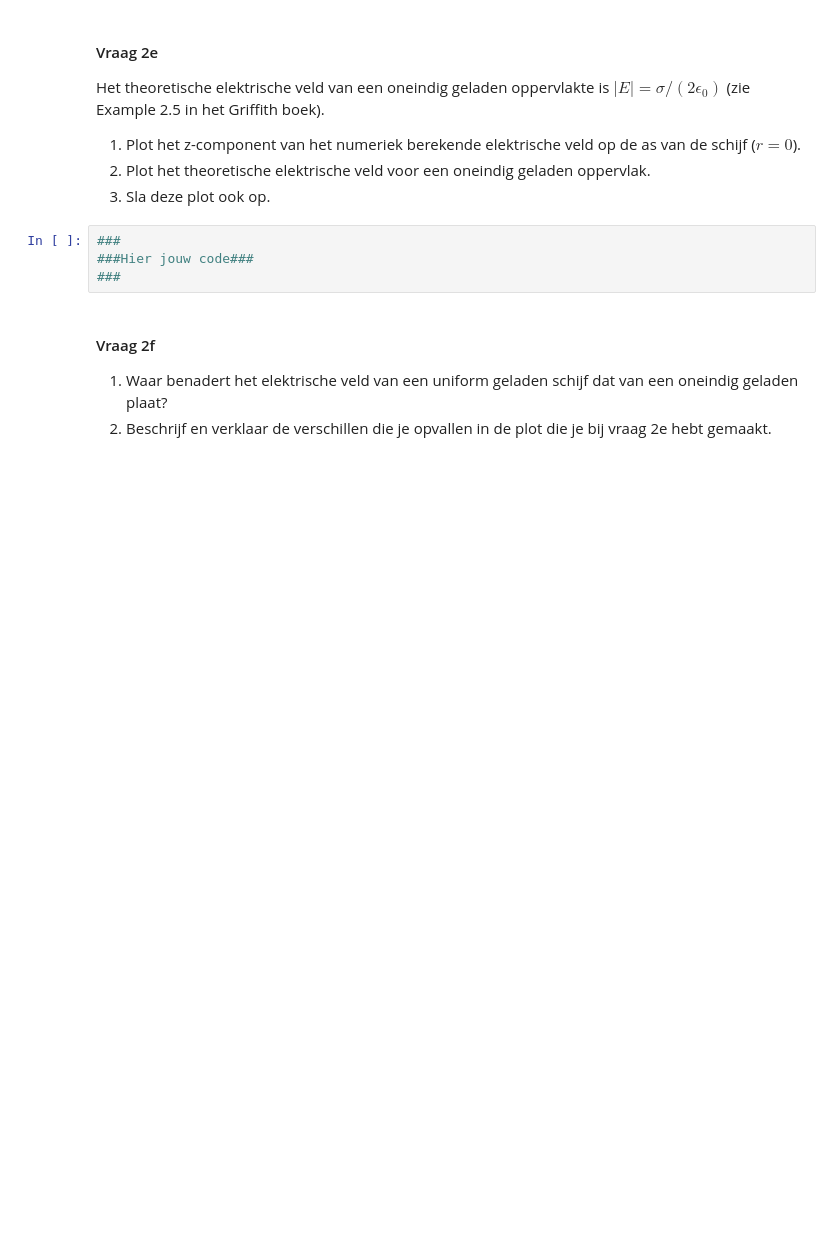
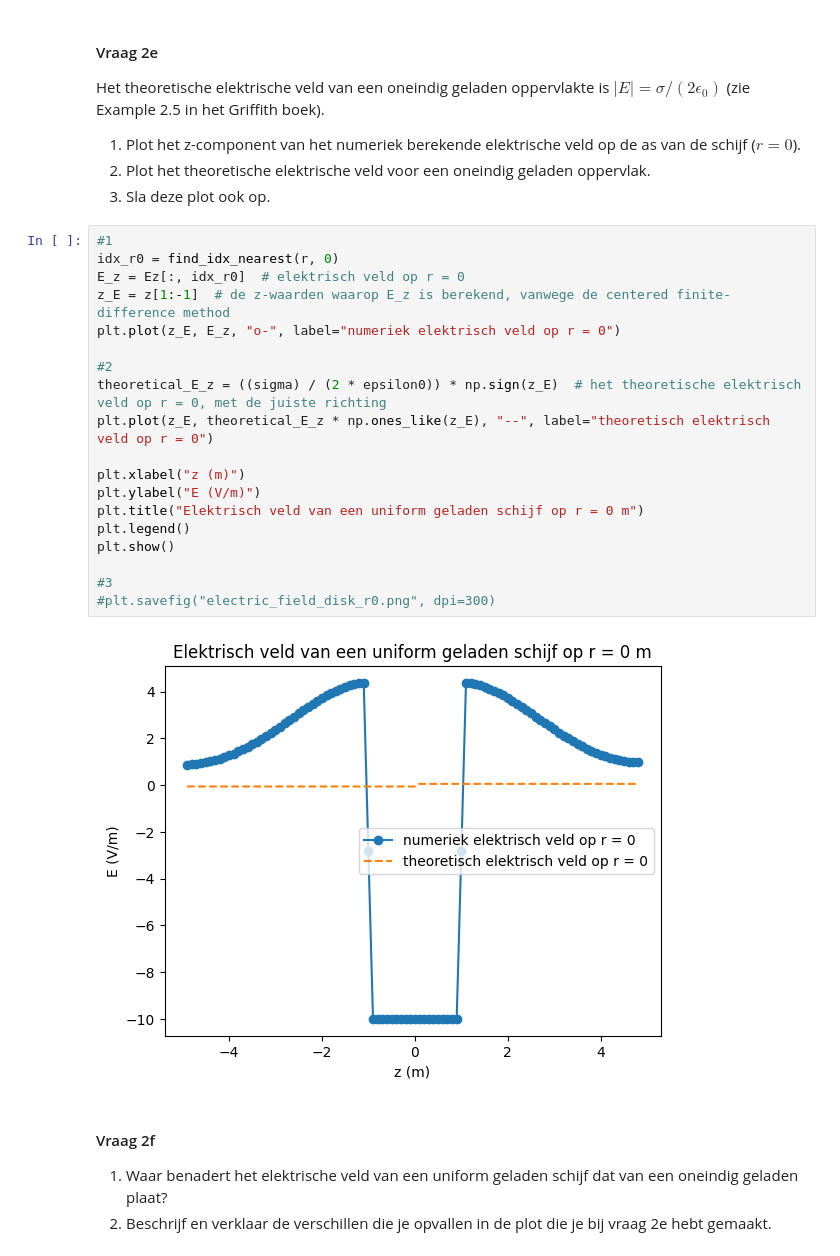
Before and after one commit to Peppertje/opdrachten-DEF-D-Pepper, a Jupyter notebook: DigitaleOntwerpopdrachten/1CondensatorOpdracht/CondensatorOntwerpopdracht.ipynb, the cells around one changed output. Saved outputs shown, nothing was run; the diff lists cells and outputs as text; blank space fills up the shorter version.

```diff
--- a/DigitaleOntwerpopdrachten/1CondensatorOpdracht/CondensatorOntwerpopdracht.ipynb
+++ b/DigitaleOntwerpopdrachten/1CondensatorOpdracht/CondensatorOntwerpopdracht.ipynb
@@ -242,9 +269,26 @@ Het theoretische elektrische veld van een oneindig geladen oppervlakte is $|E| =
 2. Plot het theoretische elektrische veld voor een oneindig geladen oppervlak.
 3. Sla deze plot ook op.
 # %%
-###
-###Hier jouw code###
-###
+#1
+idx_r0 = find_idx_nearest(r, 0)
+E_z = Ez[:, idx_r0]  # elektrisch veld op r = 0
+z_E = z[1:-1]  # de z-waarden waarop E_z is berekend, vanwege de centered finite-difference method
+plt.plot(z_E, E_z, "o-", label="numeriek elektrisch veld op r = 0")
+
+#2
+theoretical_E_z = ((sigma) / (2 * epsilon0)) * np.sign(z_E)  # het theoretische elektrisch veld op r = 0, met de juiste richting
+plt.plot(z_E, theoretical_E_z * np.ones_like(z_E), "--", label="theoretisch elektrisch veld op r = 0")
+
+plt.xlabel("z (m)")
+plt.ylabel("E (V/m)")
+plt.title("Elektrisch veld van een uniform geladen schijf op r = 0 m")
+plt.legend()
+plt.show()
+
+#3
+#plt.savefig("electric_field_disk_r0.png", dpi=300)
+# %% [output]
+[figure, added]
 # %% [markdown]
 #### Vraag 2f
 1. Waar benadert het elektrische veld van een uniform geladen schijf dat van een oneindig geladen plaat?
```
Also changed, not shown: parts of 5 cells of this notebook, 1 other file.
